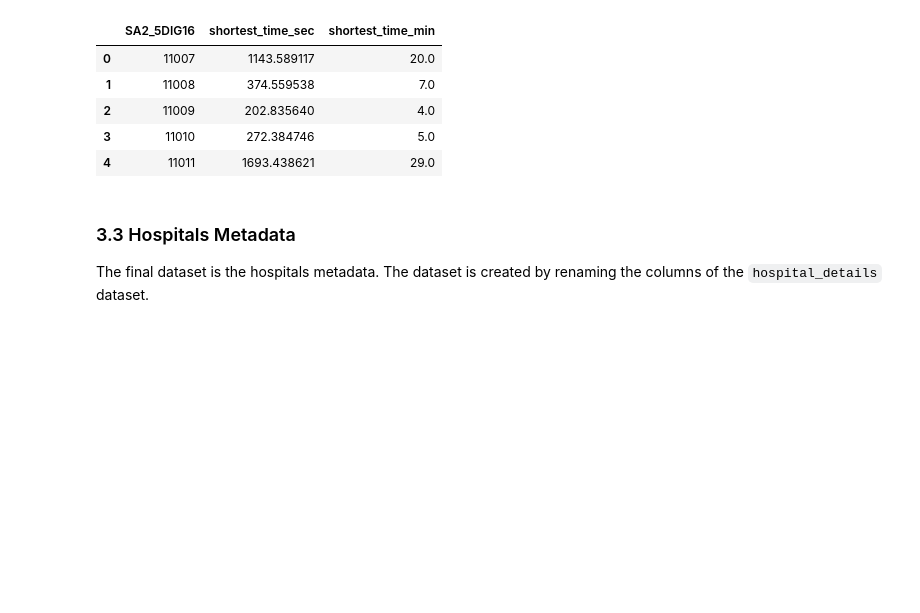
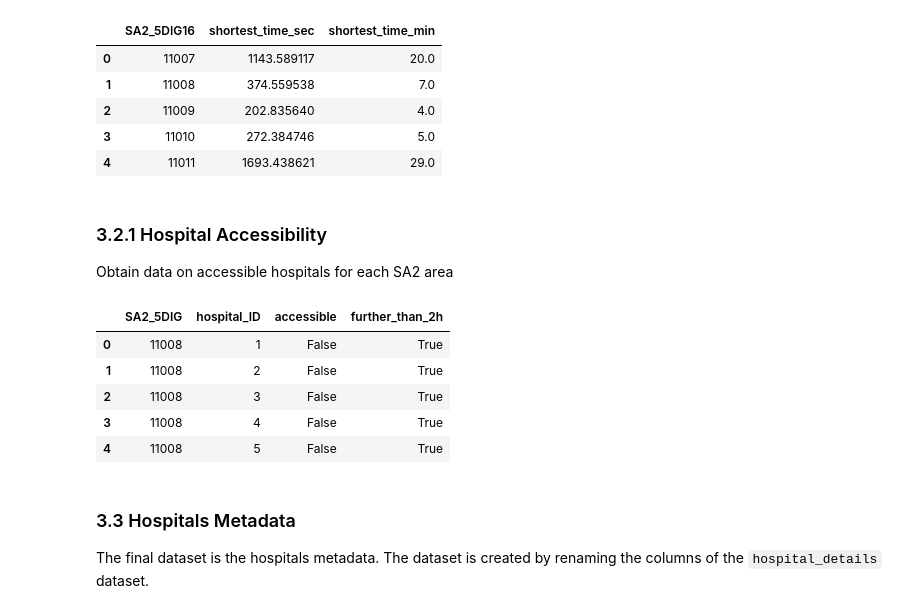
Before and after one commit to NielsvBeuningen/knowledge-engineering, a Jupyter notebook: data/data_processing.ipynb, the cells around one changed output. Saved outputs shown, nothing was run; the diff lists cells and outputs as text; code cells hidden in the pictures; blank space fills up the shorter version.

```diff
--- a/data/data_processing.ipynb
+++ b/data/data_processing.ipynb
@@ -183,3 +183,43 @@ data_distance_shortest = data_distance_shortest.fillna("Not found")
 # Save the data as csv
 file_path = os.path.join(savedir, "HospitalDistance.csv")
 data_distance_shortest.to_csv(file_path, index=False)
+# %% [markdown]
+### 3.2.1 Hospital Accessibility
+Obtain data on accessible hospitals for each SA2 area
+# %%
+# Create Accessibility dataframe
+col1 = []
+col2 = []
+col3 = []
+col4 = []
+
+# Loop through all SA2 distances
+for row in tqdm(range(len(data_distance_all)-1)):
+    row += 1
+
+    # Get the sa2 code
+    sa2 = [int(data_distance_all.transpose().iloc[:,row].values[0])]*1011
+    col1 = col1 + sa2
+
+    # Get the hospital codes
+    hospitals = list(range(1,1012,1))
+    col2 = col2 + hospitals
+
+    # Get the accessibility by checking if the distance is less than 30 minutes
+    accessibility = list(data_distance_all.transpose().iloc[1:,row].values < 1800)
+    col3 = col3 + accessibility
+
+    # Get if the distance is further than 2 hours
+    too_far = list(data_distance_all.transpose().iloc[1:,row].values > 7200)
+    col4 = col4 + too_far
+
+# Create the dataframe
+accessibility_df = pd.DataFrame({'SA2_5DIG': col1, 'hospital_ID':col2, 'accessible':col3, 'further_than_2h':col4})
+accessibility_df.head()
+# %% [output]
+|  | SA2_5DIG | hospital_ID | accessible | further_than_2h |
+| 0 | 11008 | 1 | False | True |
+| 1 | 11008 | 2 | False | True |
+| 2 | 11008 | 3 | False | True |
+| 3 | 11008 | 4 | False | True |
+| 4 | 11008 | 5 | False | True |
```
Also changed, not shown: parts of 1 cell of this notebook, 4 other files.
